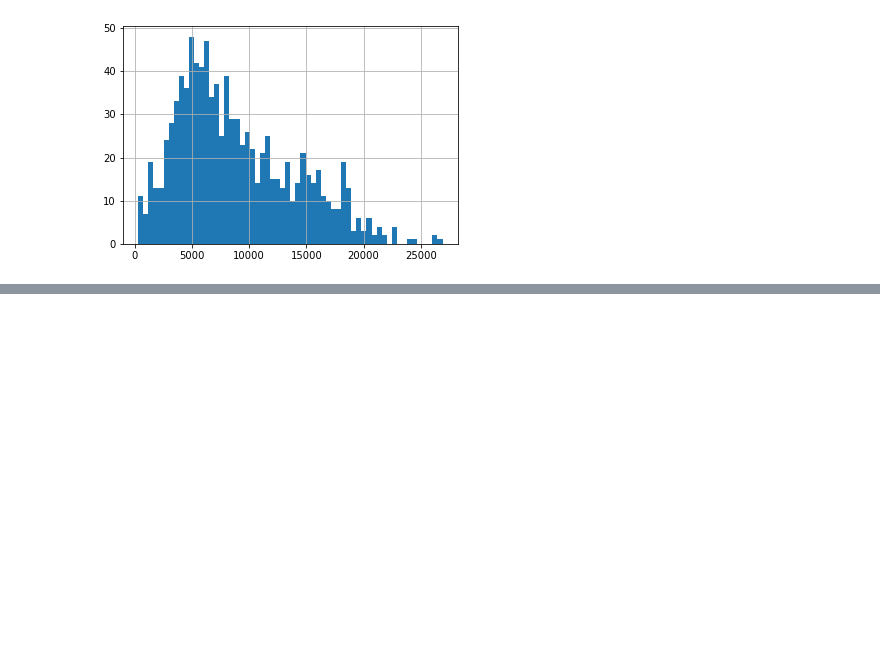
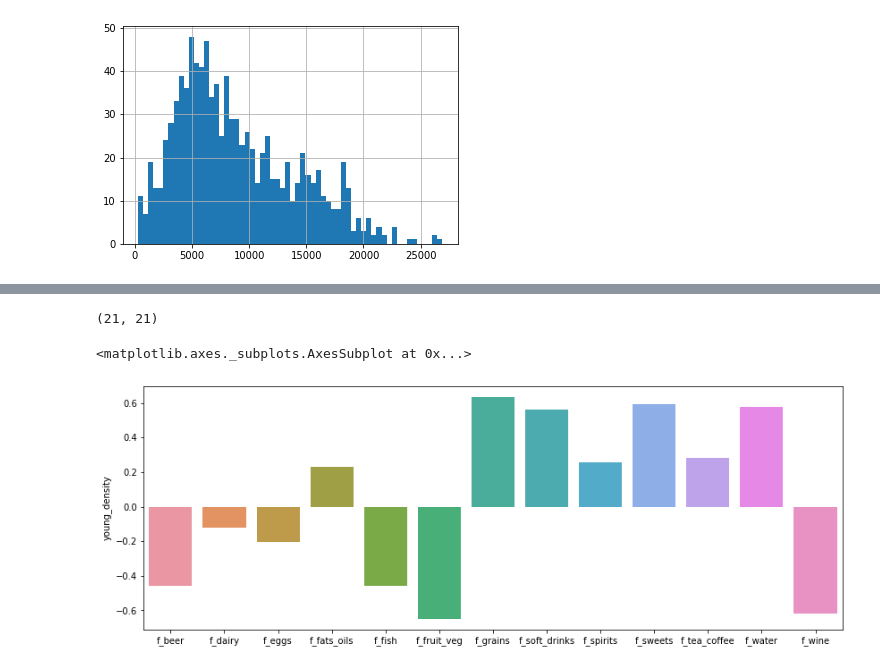
Before and after one commit to epfl-ada/ada-2020-project-milestone-p3-p3_share_loc, a Jupyter notebook: eda.ipynb, the cells around one changed output, grey strips where cells are left out. Cells and saved outputs as stored; diff of their text form; code cells hidden in the pictures; blank space fills up the shorter version.

```diff
--- a/eda.ipynb
+++ b/eda.ipynb
@@ -128,0 +150,11 @@ plt.show()
+# %%
+df["young_density"] = df["age_0_17"]/df["population"]
+df["middle_age_density"] = df["age_18_64"]/df["population"]
+df["old_density"] = df["age_65+"]/df["population"]
+smaller_df = df[df["representativeness_norm"]>0.30][["f_beer","f_dairy","f_eggs","f_fats_oils"
+                                                     ,"f_fish","f_fruit_veg","f_grains","f_meat_red"
+                                                     ,"f_poultry","f_readymade","f_sauces","f_soft_drinks"
+                                                     ,"f_spirits","f_sweets","f_tea_coffee","f_water","f_wine"
+                                                     ,"Net annual income", "young_density"
+                                                     , "middle_age_density", "old_density"]]
+smaller_df
@@ -128,0 +175,16 @@ plt.show()
+# %%
+#compute Spearman rank correlation and take only the relevant ones (p < 0.05)
+rho, p_val = stats.spearmanr(smaller_df, axis = 0)
+rho = pd.DataFrame(rho, index = smaller_df.columns, columns = smaller_df.columns)
+print(rho.shape)
+rho.where(p_val < 0.05, inplace = True)
+# %% [output]
+(21, 21)
+# %%
+plt.figure(figsize = (14,5))
+y_ax = rho[abs(rho['young_density']) > 0.107]['young_density'].drop(["young_density", "Net annual income", "middle_age_density"])
+x_ax = rho[abs(rho['young_density']) > 0.107].drop(["young_density", "Net annual income", "middle_age_density"]).index
+sns.barplot(x_ax, y_ax)
+# %% [output]
+<matplotlib.axes._subplots.AxesSubplot at 0x...>
+[figure, added]
```
Also changed, not shown: parts of 21 cells of this notebook.
